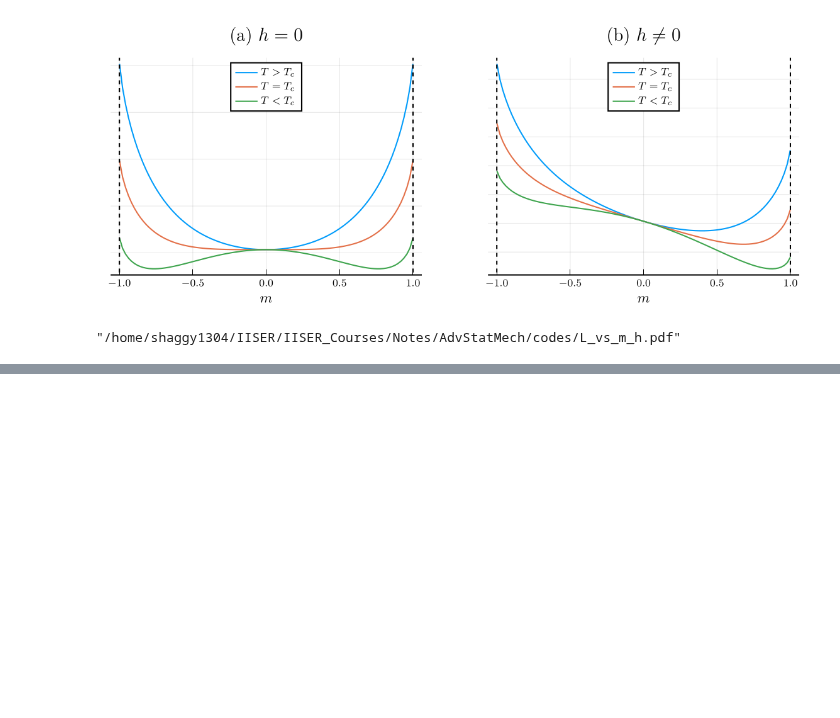
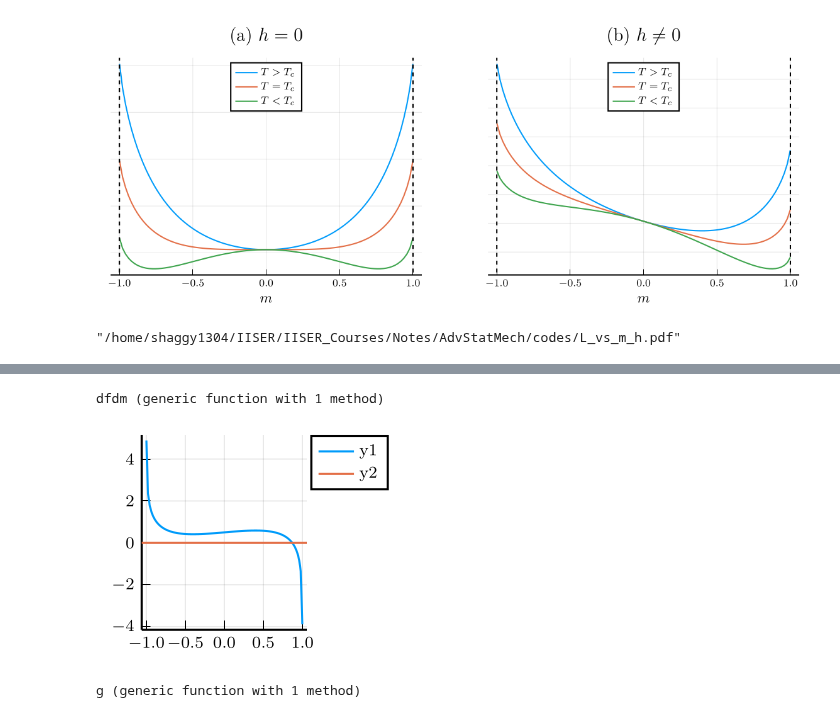
Before and after one commit to LoneWolf1304/Notes, a Jupyter notebook: AdvStatMech/codes/some_plots.ipynb, the cells around one changed output, grey strips where cells are left out. Cells and saved outputs as stored; diff of their text form; code cells hidden in the pictures; blank space fills up the shorter version.

```diff
--- a/AdvStatMech/codes/some_plots.ipynb
+++ b/AdvStatMech/codes/some_plots.ipynb
@@ -73,0 +121,18 @@ p2= vline!([1], ls=:dash, c="black", label="", size=(450,300), xlabel=L"m")
+# %%
+using FiniteDifferences
+
+fd1 = central_fdm(2, 1)   # 2nd order accurate, 1st derivative
+   # 2nd order accurate, 2nd derivative
+
+   hval = 0.5
+Tval = 0.84
+
+g(x,h,T) = f(x, h, T) - f(0, h, T)
+dfdm(m) = fd1(x -> g(x, hval, Tval), m)
+# %% [output]
+dfdm (generic function with 1 method)
+# %%
+plot(m, -dfdm.(m), size=(200,200))
+hline!([0])
+# %% [output]
+[figure, added]
@@ -73,0 +141,6 @@ p2= vline!([1], ls=:dash, c="black", label="", size=(450,300), xlabel=L"m")
+# %%
+f(m,T,h) = m - tanh((1/(2*T)*h) + m/T)
+
+g(m,T,h) = f(m,T,h) - f(0, T,h)
+# %% [output]
+g (generic function with 1 method)
```
Also changed, not shown: parts of 12 cells of this notebook, 11 other files.
